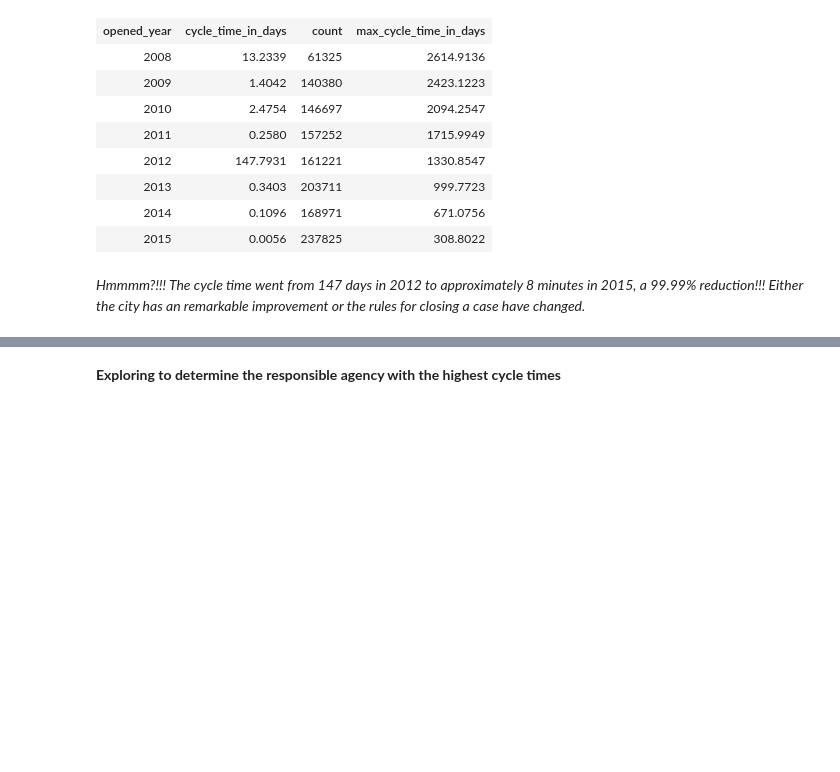
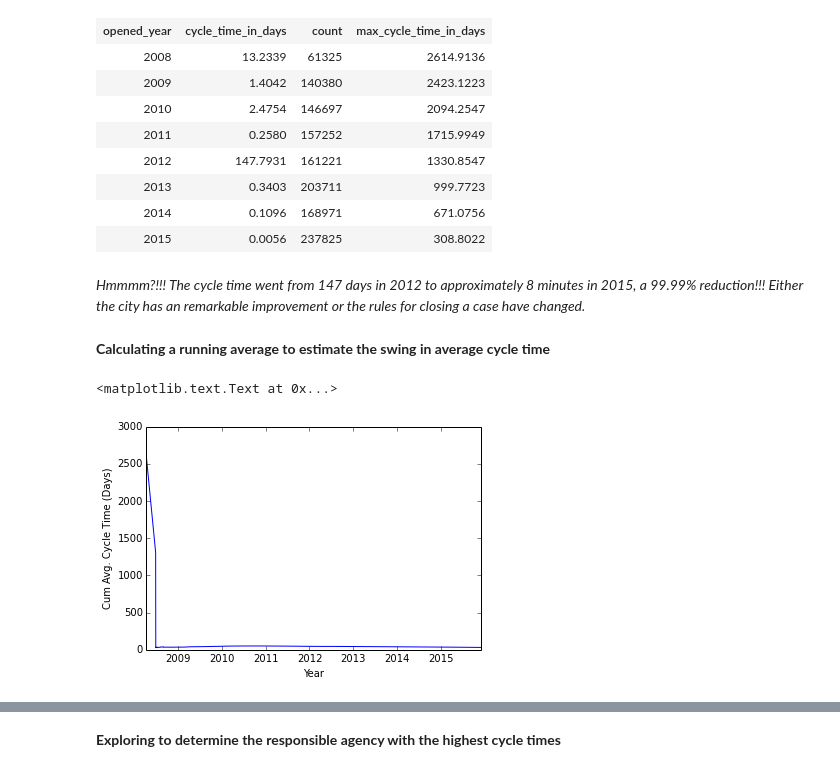
Before and after one commit to nriyer/star_schema, a Jupyter notebook: pelamoko_iyer.ipynb, the cells around one changed output, grey strips where cells are left out. Drawn from its saved outputs; the diff is of its cells as text; code cells hidden in the pictures; blank space fills up the shorter version.

```diff
--- a/pelamoko_iyer.ipynb
+++ b/pelamoko_iyer.ipynb
@@ -959,3 +993,25 @@ ORDER BY day.opened_year ASC
 | 2015 | 0.0056 | 237825 | 308.8022 |
 # %% [markdown]
 *Hmmmm?!!! The cycle time went from 147 days in 2012 to approximately 8 minutes in 2015, a 99.99% reduction!!! Either the city has an remarkable improvement or the rules for closing a case have changed.*
+# %% [markdown]
+**Calculating a running average to estimate the swing in average cycle time**
+# %%
+## Return the cumulative average of an array
+def running_average(x):
+    y = np.zeros(len(x))                 # Empty array to store results
+    current_sum = 0.0                    # Running sum of elements of x
+    for i in range(len(x)):
+        current_sum += x[i]              # Increment sum
+        y[i] = current_sum / (i+1.0)     # Update running average
+    return y
+# %%
+#Obtaining running average of cycle time
+cum_average = running_average(cycle_time['cycle_time_in_days'])
+# %%
+#plotting year vs running average
+plt.plot(cycle_time['opened_date'],cum_average)
+plt.xlabel("Year")
+plt.ylabel("Cum Avg. Cycle Time (Days)")
+# %% [output]
+<matplotlib.text.Text at 0x...>
+[figure, added]
```
Also changed, not shown: parts of 54 cells of this notebook.
